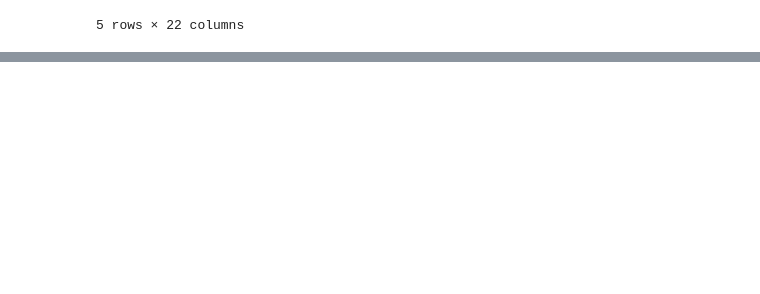
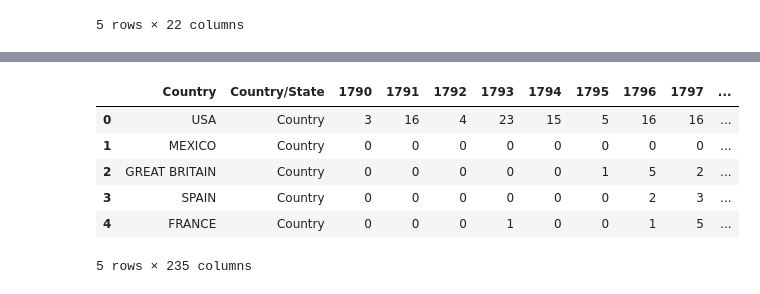
Before and after one commit to ana-047/TheWordsOfTheUnion, a Jupyter notebook: Mining_code.ipynb, the cells around one changed output, grey strips where cells are left out. Drawn from its saved outputs; the diff is of its cells as text; code cells hidden in the pictures; blank space fills up the shorter version.

```diff
--- a/Mining_code.ipynb
+++ b/Mining_code.ipynb
@@ -881 +882,15 @@ df[['year', 'name', 'party','nato_text', 'nato_sentiment']].to_clipboard()
+# %%
+#importing cleaned country data
+
+df_final_countries = pd.read_csv("/Users/Anahata/Desktop/Harvard/Visualization/TheWordsOfTheUnion/Data/cleaned_data/csv_format_d3/country_state_mentions.csv")
+
+df_final_countries.head()
+# %% [output]
+|  | Country | Country/State | 1790 | 1791 | 1792 | 1793 | 1794 | 1795 | 1796 | 1797 | ... |
+| 0 | USA | Country | 3 | 16 | 4 | 23 | 15 | 5 | 16 | 16 | ... |
+| 1 | MEXICO | Country | 0 | 0 | 0 | 0 | 0 | 0 | 0 | 0 | ... |
+| 2 | GREAT BRITAIN | Country | 0 | 0 | 0 | 0 | 0 | 1 | 5 | 2 | ... |
+| 3 | SPAIN | Country | 0 | 0 | 0 | 0 | 0 | 0 | 2 | 3 | ... |
+| 4 | FRANCE | Country | 0 | 0 | 0 | 1 | 0 | 0 | 1 | 5 | ... |
+5 rows × 235 columns
 # %%
```
Also changed, not shown: parts of 23 cells of this notebook, 21 other files.
